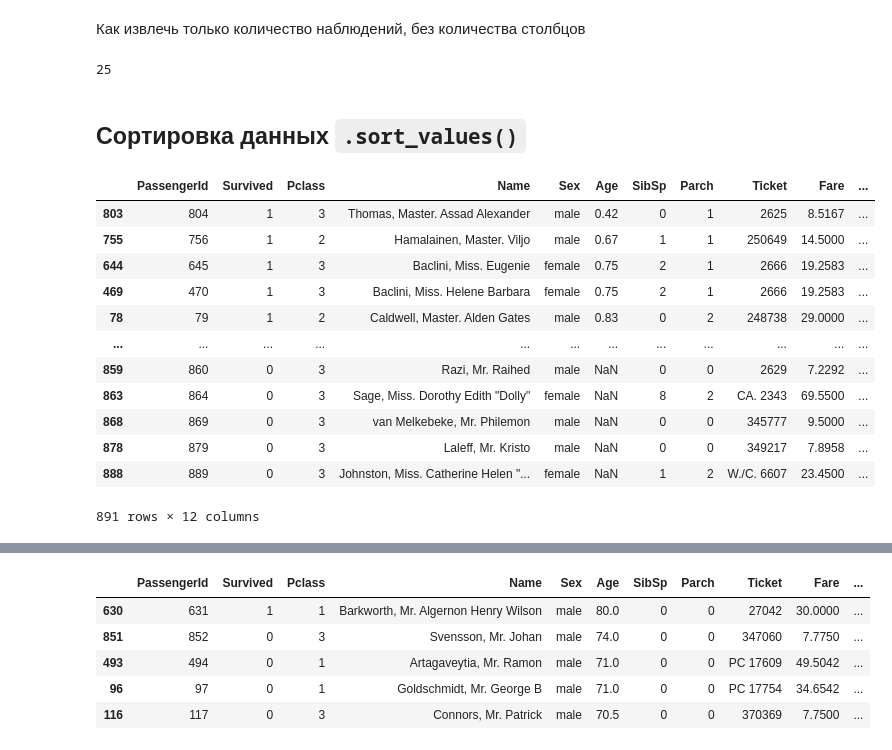
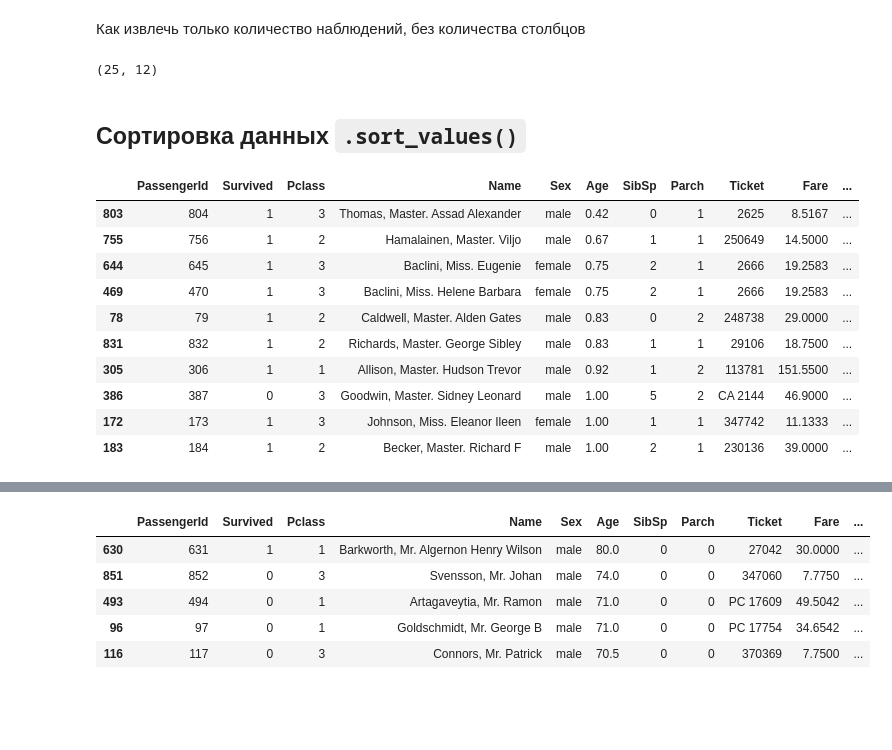
Before and after one commit to ksumarshmallow/Data-Analysis-Media-24, a Jupyter notebook: Seminars/Sem1/Sem1.ipynb, the cells around one changed output, grey strips where cells are left out. Drawn from its saved outputs; the diff is of its cells as text; code cells hidden in the pictures; blank space fills up the shorter version.

```diff
--- a/Seminars/Sem1/Sem1.ipynb
+++ b/Seminars/Sem1/Sem1.ipynb
@@ -696,28 +795,33 @@ data[((data['Embarked'] =='C') | (data['Embarked'] =='S')) & (data['Sex'] == 'fe
 # %% [markdown]
 Как извлечь только количество наблюдений, без количества столбцов
 # %%
-data[(data['Sex'] == 'female') & (data['Age'] > 18) &
-     (data.Age < 25) & (data.SibSp == 0) &(data.Parch == 0)].shape[0]
+data_filtered = data[
+    (data['Sex'] == 'female') &
+    (data['Age'] > 18) &
+    (data.Age < 25) &
+    (data.SibSp == 0) &
+    (data.Parch == 0)
+    ]
+
+data_filtered.shape
 # %% [output]
-25
+(25, 12)
 # %% [markdown]
 ## **Сортировка данных** `.sort_values()` <a name="part5"></a>
 # %%
-data.sort_values(by='Age') # сортируем по возрасту, по умолчанию сортирвка по возрастанию
+data.sort_values(by='Age').head(10) # сортируем по возрасту, по умолчанию сортирвка по возрастанию
 # %% [output]
 |  | PassengerId | Survived | Pclass | Name | Sex | Age | SibSp | Parch | Ticket | Fare | ... |
 | 803 | 804 | 1 | 3 | Thomas, Master. Assad Alexander | male | 0.42 | 0 | 1 | 2625 | 8.5167 | ... |
 | 755 | 756 | 1 | 2 | Hamalainen, Master. Viljo | male | 0.67 | 1 | 1 | 250649 | 14.5000 | ... |
 | 644 | 645 | 1 | 3 | Baclini, Miss. Eugenie | female | 0.75 | 2 | 1 | 2666 | 19.2583 | ... |
 | 469 | 470 | 1 | 3 | Baclini, Miss. Helene Barbara | female | 0.75 | 2 | 1 | 2666 | 19.2583 | ... |
 | 78 | 79 | 1 | 2 | Caldwell, Master. Alden Gates | male | 0.83 | 0 | 2 | 248738 | 29.0000 | ... |
-| ... | ... | ... | ... | ... | ... | ... | ... | ... | ... | ... | ... |
-| 859 | 860 | 0 | 3 | Razi, Mr. Raihed | male | NaN | 0 | 0 | 2629 | 7.2292 | ... |
-| 863 | 864 | 0 | 3 | Sage, Miss. Dorothy Edith "Dolly" | female | NaN | 8 | 2 | CA. 2343 | 69.5500 | ... |
-| 868 | 869 | 0 | 3 | van Melkebeke, Mr. Philemon | male | NaN | 0 | 0 | 345777 | 9.5000 | ... |
-| 878 | 879 | 0 | 3 | Laleff, Mr. Kristo | male | NaN | 0 | 0 | 349217 | 7.8958 | ... |
-| 888 | 889 | 0 | 3 | Johnston, Miss. Catherine Helen "... | female | NaN | 1 | 2 | W./C. 6607 | 23.4500 | ... |
+| 831 | 832 | 1 | 2 | Richards, Master. George Sibley | male | 0.83 | 1 | 1 | 29106 | 18.7500 | ... |
+| 305 | 306 | 1 | 1 | Allison, Master. Hudson Trevor | male | 0.92 | 1 | 2 | 113781 | 151.5500 | ... |
+| 386 | 387 | 0 | 3 | Goodwin, Master. Sidney Leonard | male | 1.00 | 5 | 2 | CA 2144 | 46.9000 | ... |
+| 172 | 173 | 1 | 3 | Johnson, Miss. Eleanor Ileen | female | 1.00 | 1 | 1 | 347742 | 11.1333 | ... |
+| 183 | 184 | 1 | 2 | Becker, Master. Richard F | male | 1.00 | 2 | 1 | 230136 | 39.0000 | ... |
-891 rows × 12 columns
 # %%
 data.sort_values(by='Age', ascending=False) # сортируем по возрасту, теперь по убыванию
 # %% [output]
```
Also changed, not shown: parts of 47 cells of this notebook, 1 other file.
